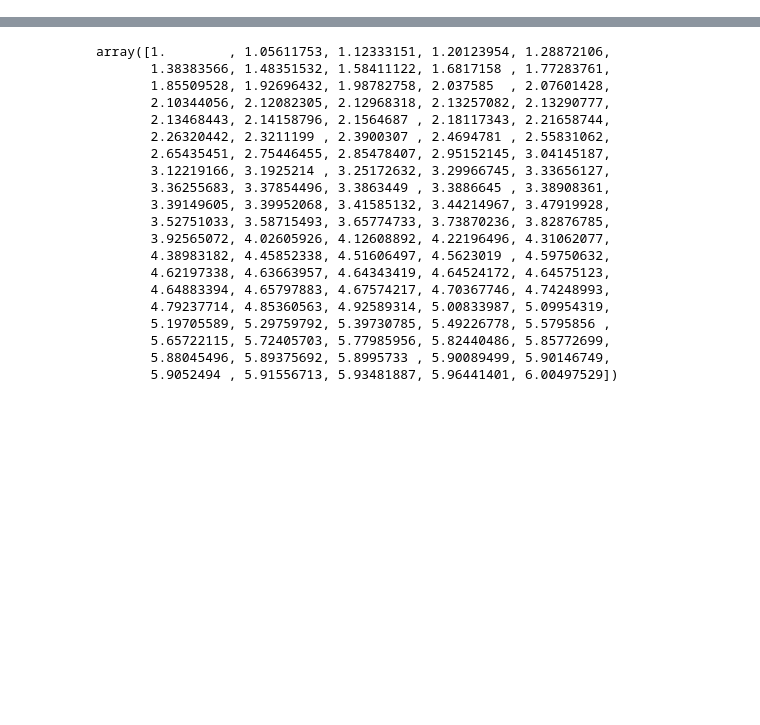
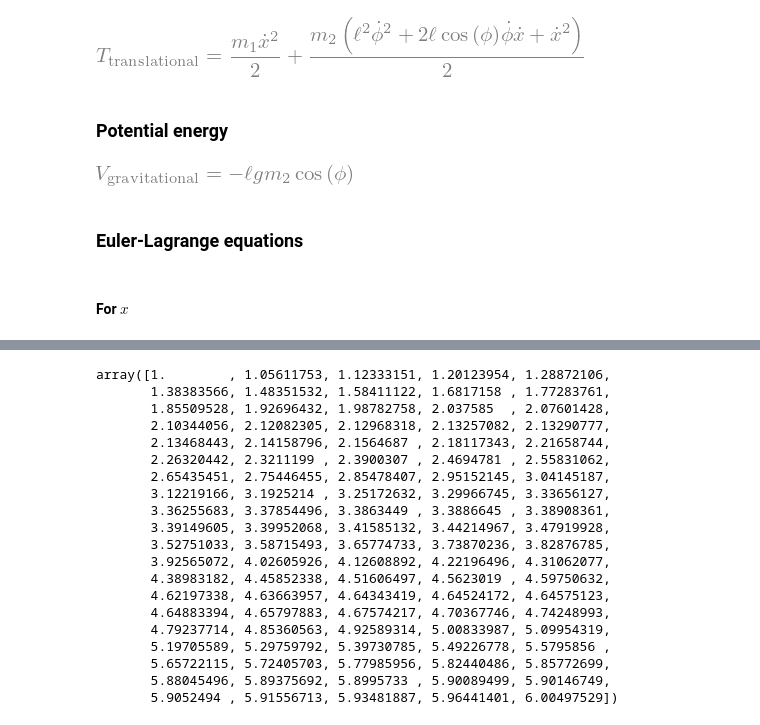
Before and after one commit to unlam/ComputationalAnalyticalMechanics, a Jupyter notebook: 05Simulation/pendulumFreeSimulSolved.ipynb, the cells around one changed output, grey strips where cells are left out. Drawn from its saved outputs; the diff is of its cells as text; code cells hidden in the pictures; blank space fills up the shorter version.

```diff
--- a/05Simulation/pendulumFreeSimulSolved.ipynb
+++ b/05Simulation/pendulumFreeSimulSolved.ipynb
@@ -152,0 +54,39 @@ def eulerLagrange(T, V, coordenadaGeneralizada):
+# %%
+def energyKineticTranslation(mass, position, frameOfReference):
+    """
+    Given a mass and the position of a point particle in a frame of reference, it returns its kinetic energy.
+
+    Parameters
+    ----------
+    mass: (sympy.core.symbol.Symbol)
+        of one particle
+    position: (sympy.physics.vector.vector.Vector)
+        of the particle's center of mass
+    frameOfReference: (sympy.physics.vector.frame.ReferenceFrame)
+        in which the position is expressed
+
+    Returns
+    -------
+    Sympy Equality (sympy.core.relational.Equality)
+        The kinetic energy of the system is made explicit on the right-hand side, as a function of the generalized coordinates and velocities, and time.
+        Kinetic Energy, T = (m/2) \dot{\vec{r}} \cdot\dot{\vec{r}}
+    """
+    velocity = position.dt(frameOfReference)
+    oneHalf = sm.Rational(1,2) # Rational: a quotient of integers
+    T_translational = sm.Eq(
+        sm.Symbol('T_\mathrm{translational}'),
+        oneHalf* mass* velocity.dot(velocity)
+        ).simplify()
+    return T_translational
+# %%
+m1_T = energyKineticTranslation(m1, m1_r, e)
+m2_T = energyKineticTranslation(m2, m2_r, e)
+T = sm.Eq(
+  m1_T.lhs,
+  m1_T.rhs + m2_T.rhs
+  ).simplify()
+T
+# %% [output]
+[figure, added]
+# %% [markdown]
+### Potential energy
@@ -152,0 +123,10 @@ def eulerLagrange(T, V, coordenadaGeneralizada):
+# %%
+V = sm.Eq(
+  m1_V.lhs,
+  m1_V.rhs + m2_V.rhs
+  ).simplify()
+V
+# %% [output]
+[figure, added]
+# %% [markdown]
+### Euler-Lagrange equations
@@ -153,3 +159,5 @@ def eulerLagrange(T, V, coordenadaGeneralizada):
+# %% [markdown]
+#### For $x$
 # %%
 x_EL = eulerLagrange(T, V, x)
 x_EL
```
Also changed, not shown: parts of 90 cells of this notebook, 1 other file.
